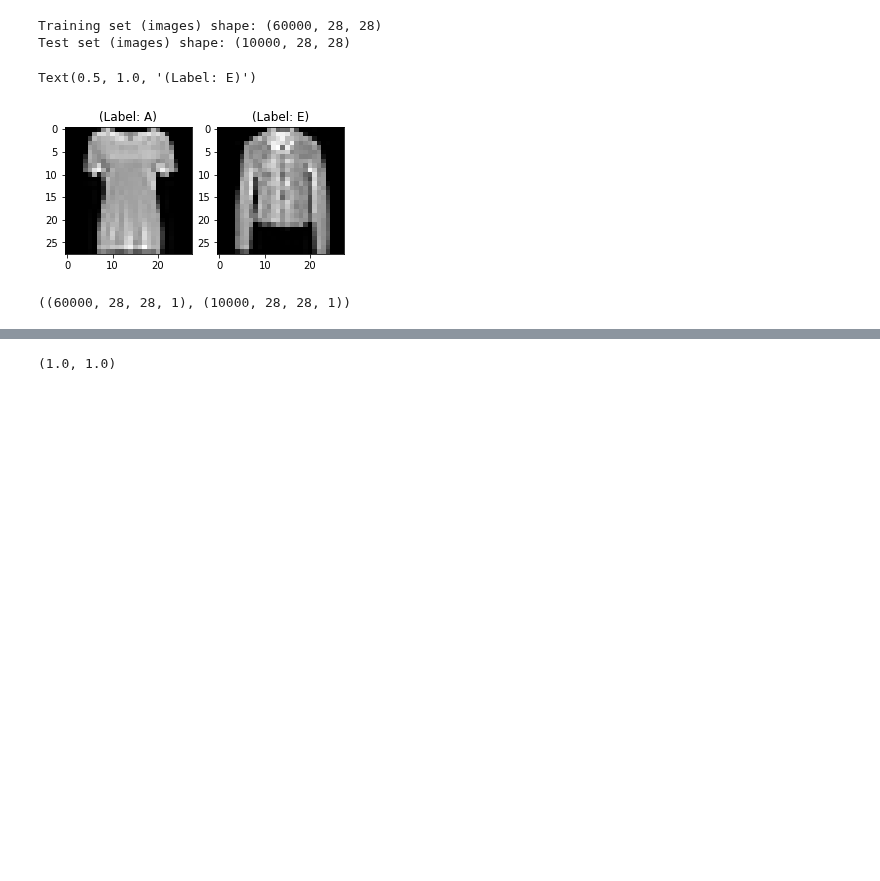
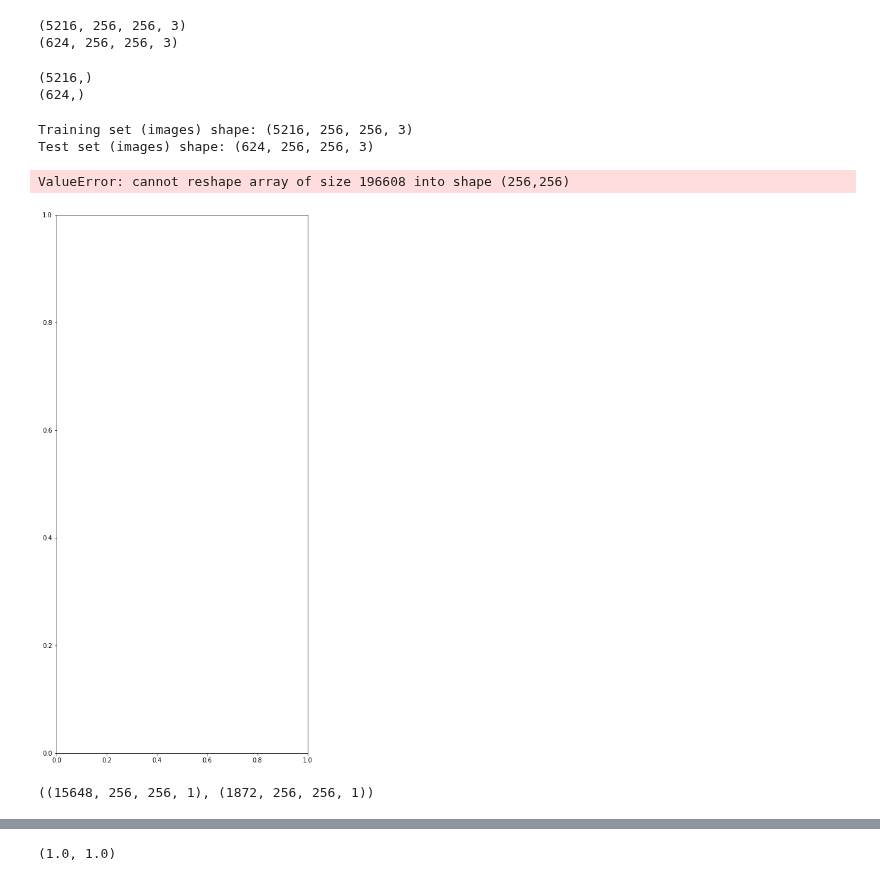
Before and after one commit to borodark/ie7860, a Jupyter notebook: Autoencoder.ipynb, the cells around one changed output, grey strips where cells are left out. Cells and saved outputs as stored; diff of their text form; code cells hidden in the pictures; blank space fills up the shorter version.

```diff
--- a/Autoencoder.ipynb
+++ b/Autoencoder.ipynb
@@ -17,3 +17,7 @@ from keras.optimizers import Adadelta, RMSprop,SGD,Adam
 from keras import regularizers
 from keras import backend as K
 from keras.utils import to_categorical
+
+##
+
+image_size = 256
@@ -47,3 +79,19 @@ test_labels = extract_labels('t10k-labels-idx1-ubyte.gz',10000)
+# %%
+train_data = X_train
+test_data = X_test
+print(train_data.shape)
+print(test_data.shape)
+# %% [output]
+(5216, 256, 256, 3)
+(624, 256, 256, 3)
+# %%
+train_labels = y_train
+test_labels = y_test
+print(train_labels.shape)
+print(test_labels.shape)
+# %% [output]
+(5216,)
+(624,)
 # %%
 # Shapes of training set
 print("Training set (images) shape: {shape}".format(shape=train_data.shape))
@@ -51,46 +99,38 @@ print("Training set (images) shape: {shape}".format(shape=train_data.shape))
 # Shapes of test set
 print("Test set (images) shape: {shape}".format(shape=test_data.shape))
 # %% [output]
-Training set (images) shape: (60000, 28, 28)
-Test set (images) shape: (10000, 28, 28)
+Training set (images) shape: (5216, 256, 256, 3)
+Test set (images) shape: (624, 256, 256, 3)
 # %%
 # Create dictionary of target classes
 label_dict = {
- 0: 'A',
- 1: 'B',
- 2: 'C',
- 3: 'D',
- 4: 'E',
- 5: 'F',
- 6: 'G',
- 7: 'H',
- 8: 'I',
- 9: 'J',
+ 0: 'No',
+ 1: 'Yes'
 }
-plt.figure(figsize=[5,5])
+plt.figure(figsize=[16,16])
 
 # Display the first image in training data
-plt.subplot(121)
-curr_img = np.reshape(train_data[10], (28,28))
-curr_lbl = train_labels[10]
+plt.subplot(122)
+curr_img = np.reshape(train_data[1], (image_size,image_size))
+curr_lbl = train_labels[1]
 plt.imshow(curr_img, cmap='gray')
 plt.title("(Label: " + str(label_dict[curr_lbl]) + ")")
 
 # Display the first image in testing data
 plt.subplot(122)
-curr_img = np.reshape(test_data[10], (28,28))
-curr_lbl = test_labels[10]
+curr_img = np.reshape(test_data[1], (image_size,image_size))
+curr_lbl = test_labels[1]
 plt.imshow(curr_img, cmap='gray')
 plt.title("(Label: " + str(label_dict[curr_lbl]) + ")")
 # %% [output]
-Text(0.5, 1.0, '(Label: E)')
+ValueError: cannot reshape array of size 196608 into shape (256,256)
-[figure, old version]
+[figure, new version]
 # %%
-train_data = train_data.reshape(-1, 28,28, 1)
-test_data = test_data.reshape(-1, 28,28, 1)
+train_data = train_data.reshape(-1, image_size,image_size, 1)
+test_data = test_data.reshape(-1, image_size,image_size, 1)
 train_data.shape, test_data.shape
 # %% [output]
-((60000, 28, 28, 1), (10000, 28, 28, 1))
+((15648, 256, 256, 1), (1872, 256, 256, 1))
 # %%
 train_data.dtype, test_data.dtype
 # %% [output]
```
Also changed, not shown: parts of 10 cells of this notebook, 4 other files.
